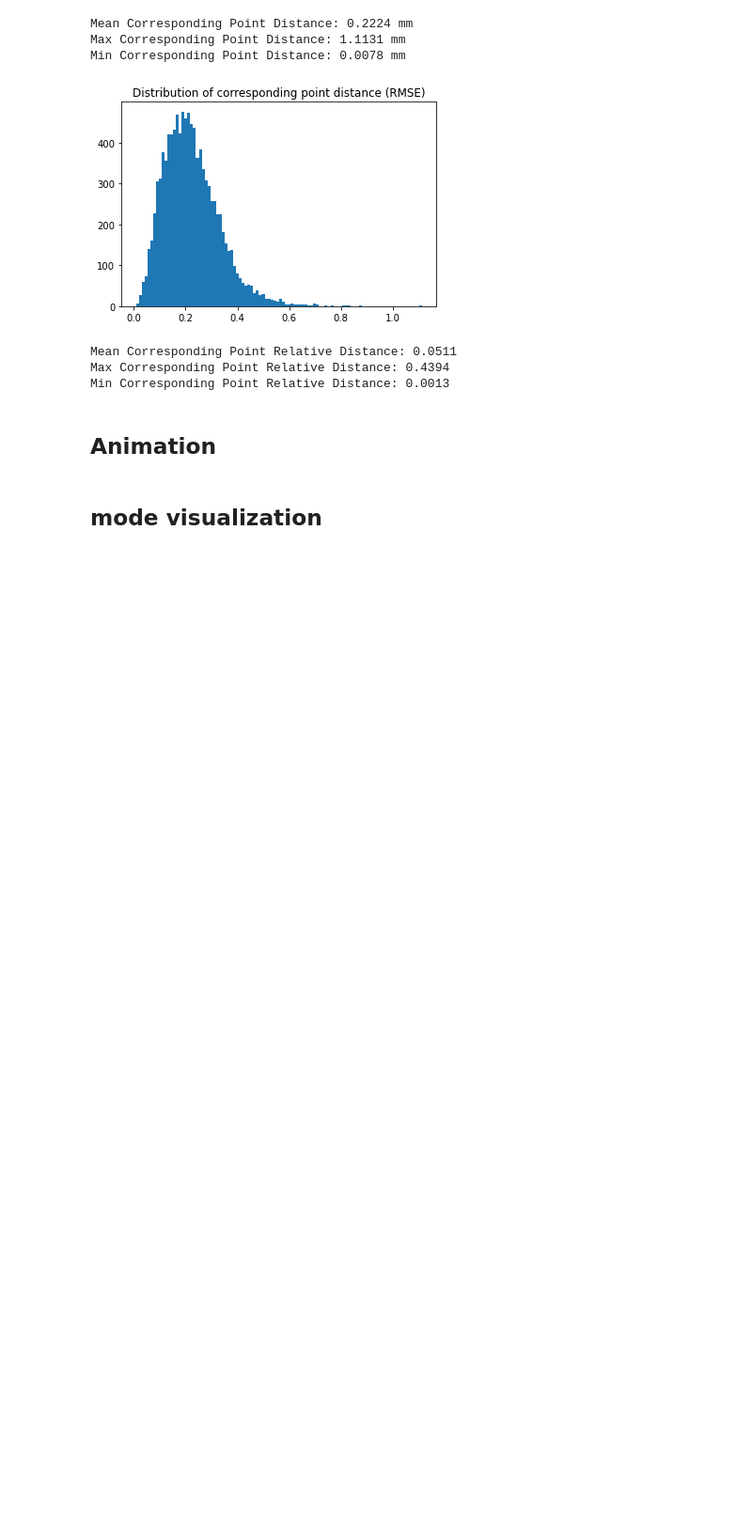
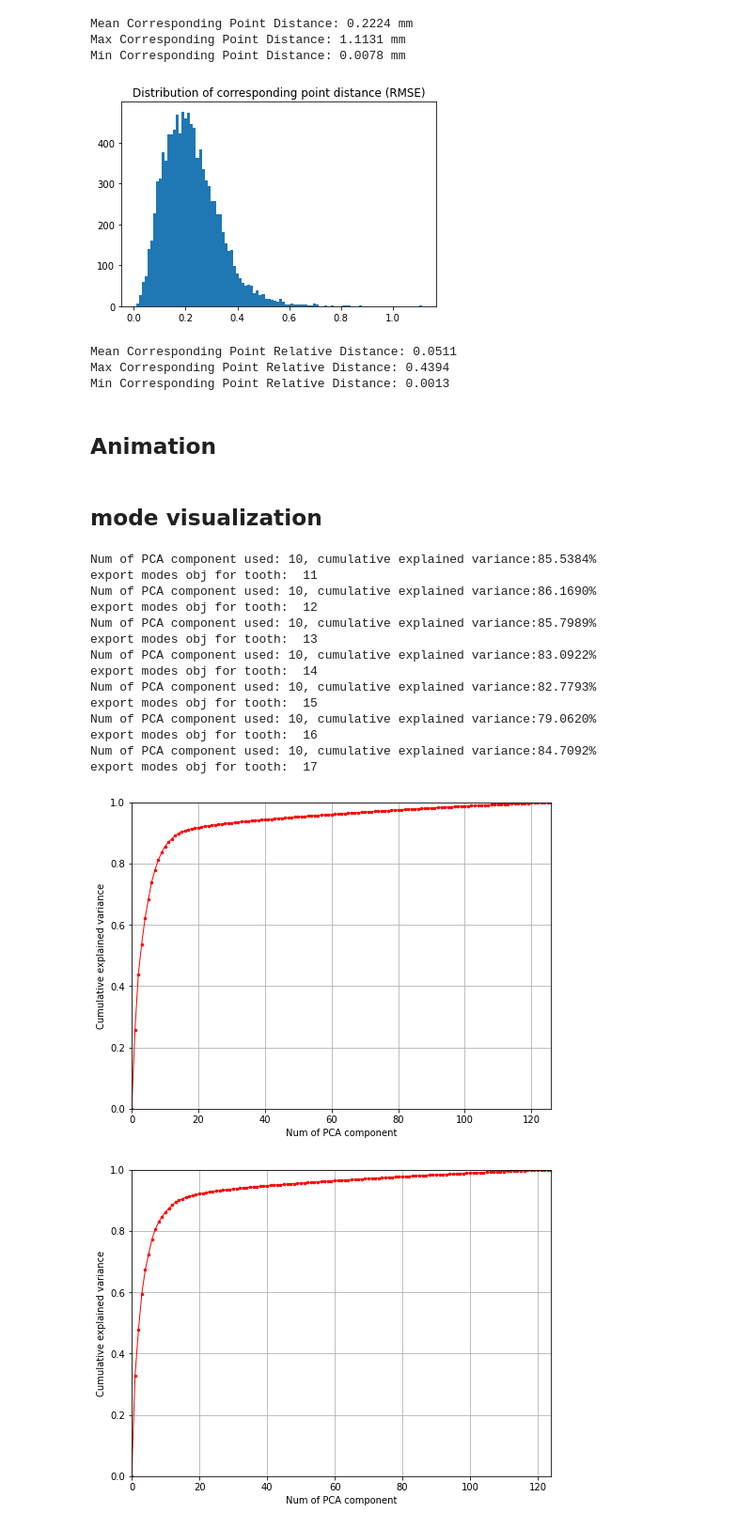
Before and after one commit to SJTUzhou/3D-Teeth-Reconstruction-from-Five-Intra-oral-Images, a Jupyter notebook: cpd_ssm.ipynb, the cells around one changed output. Shown: that part at 94% size. Drawn from its saved outputs; the diff is of its cells as text; code cells hidden in the pictures; blank space fills up the shorter version.

```diff
--- a/cpd_ssm.ipynb
+++ b/cpd_ssm.ipynb
@@ -799,4 +795,0 @@ utils.exportTriMeshObj(np.asarray(mesh_mean.vertices), np.asarray(mesh_mean.tria
-# %%
-pcIndex = 2
-pVec_left_drift_3sigma = meanTrainPointVector - 3 * np.sqrt(eigVal[pcIndex]) * eigVec[:,pcIndex]
-pVec_right_drift_3sigma = meanTrainPointVector + 3 * np.sqrt(eigVal[pcIndex]) * eigVec[:,pcIndex]
@@ -808,0 +796,45 @@ utils.exportTriMeshObj(np.asarray(mesh_right_drift_3sigma.vertices), np.asarray(
+# %%
+for toothIndex in range(11,18):
+    # toothIndex = 11
+    saveDirGp = r"./data/cpdGpAlignedData/{}/".format(toothIndex)
+    # saveAlignedPointGroups2Txt(alignedPointGroups, trainPgTags, saveDir)
+    alignedPointGroups, alignedPgIndices = loadAlignedPointGroupsWithIndex(saveDirGp)
+
+    eigVal, eigVec, A, meanTrainPointVector = getEigValVecOfSSMByPCA(alignedPointGroups)
+    numPC2Keep = 10
+    featureVectors = A @ eigVec[:,:numPC2Keep]
+    print("Num of PCA component used: {}, cumulative explained variance:{:.4f}%".format(numPC2Keep,100*remainedInfoRatio(eigVal, numPC2Keep))) # 保留前?个主成分
+    visualizeCompactnessOfSSM(eigVal)
+
+
+    save_path = r"./dataWithPhoto/"
+
+    mesh_mean = utils.surfaceVertices2WatertightO3dMesh(meanTrainPointVector.reshape(-1,3), False)
+    utils.exportTriMeshObj(np.asarray(mesh_mean.vertices), np.asarray(mesh_mean.triangles), objFile=os.path.join(save_path,"./t{}_mesh_mean.obj".format(toothIndex)))
+    for pcIndex in [0,1,2]:
+        pVec_left_drift_3sigma = meanTrainPointVector - 3 * np.sqrt(eigVal[pcIndex]) * eigVec[:,pcIndex]
+        pVec_right_drift_3sigma = meanTrainPointVector + 3 * np.sqrt(eigVal[pcIndex]) * eigVec[:,pcIndex]
+
+        mesh_left_drift_3sigma = utils.surfaceVertices2WatertightO3dMesh(pVec_left_drift_3sigma.reshape(-1,3), False)
+        mesh_right_drift_3sigma = utils.surfaceVertices2WatertightO3dMesh(pVec_right_drift_3sigma.reshape(-1,3), False)
+
+        utils.exportTriMeshObj(np.asarray(mesh_left_drift_3sigma.vertices), np.asarray(mesh_left_drift_3sigma.triangles), objFile=os.path.join(save_path,"./t{}_mode{}-3sigma.obj".format(toothIndex,pcIndex+1)))
+        utils.exportTriMeshObj(np.asarray(mesh_right_drift_3sigma.vertices), np.asarray(mesh_right_drift_3sigma.triangles), objFile=os.path.join(save_path,"./t{}_mode{}+3sigma.obj".format(toothIndex,pcIndex+1)))
+    print("export modes obj for tooth: ", toothIndex)
+# %% [output]
+Num of PCA component used: 10, cumulative explained variance:85.5384%
+export modes obj for tooth:  11
+Num of PCA component used: 10, cumulative explained variance:86.1690%
+export modes obj for tooth:  12
+Num of PCA component used: 10, cumulative explained variance:85.7989%
+export modes obj for tooth:  13
+Num of PCA component used: 10, cumulative explained variance:83.0922%
+export modes obj for tooth:  14
+Num of PCA component used: 10, cumulative explained variance:82.7793%
+export modes obj for tooth:  15
+Num of PCA component used: 10, cumulative explained variance:79.0620%
+export modes obj for tooth:  16
+Num of PCA component used: 10, cumulative explained variance:84.7092%
+export modes obj for tooth:  17
+[figure, added]
+[figure, added]
```
Also changed, not shown: parts of 8 cells of this notebook.
